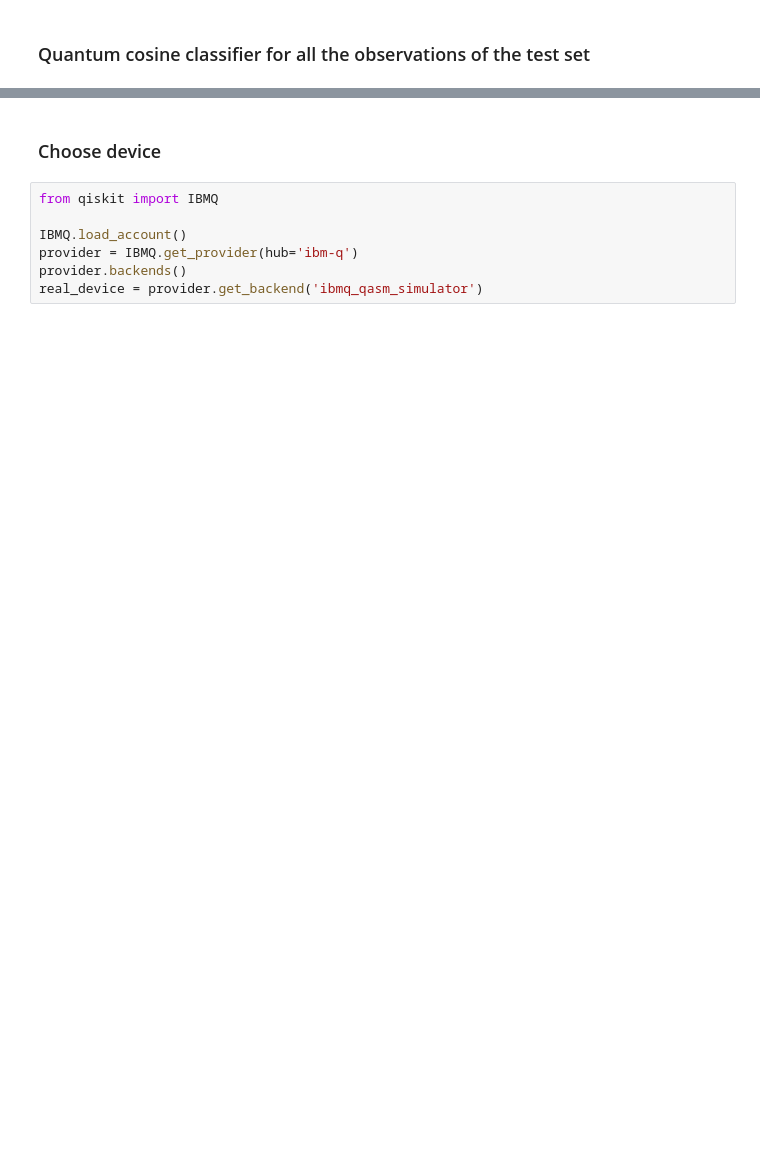
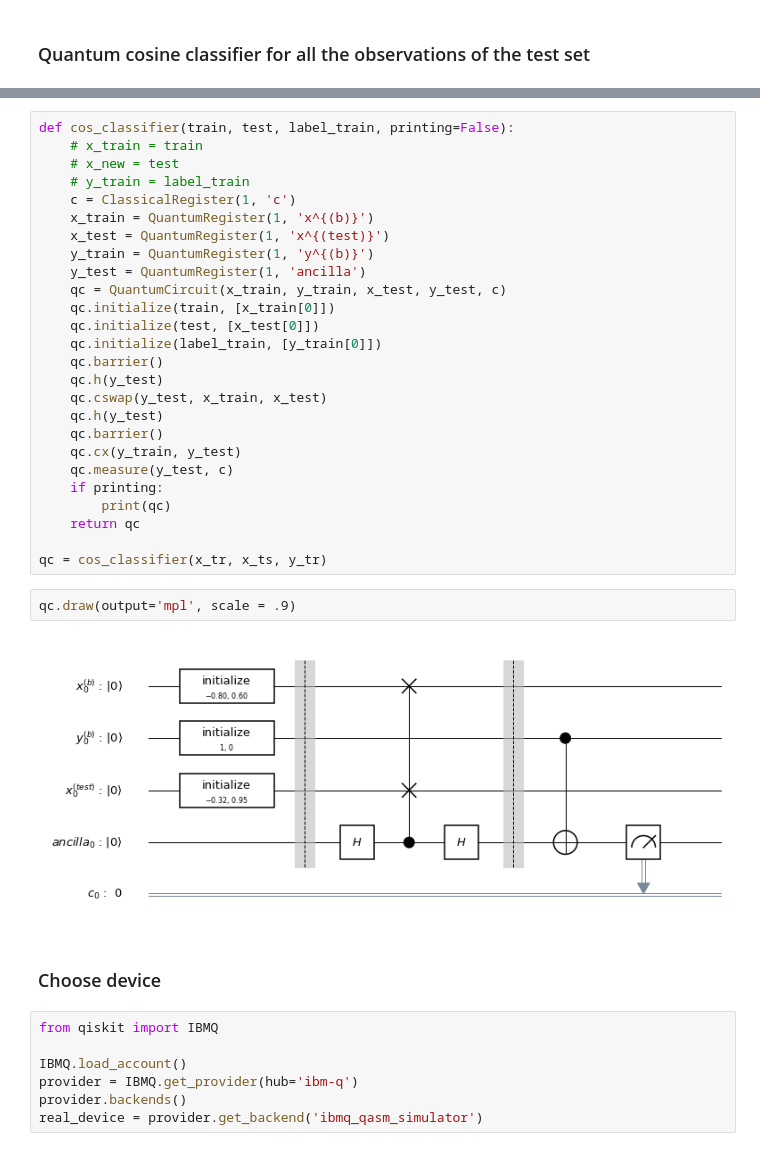
Before and after one commit to amacaluso/Quantum-Ensemble-for-Classification, a Jupyter notebook: notebooks/ensemble_vs_single.ipynb, the cells around one changed output, grey strips where cells are left out. Drawn from its saved outputs; the diff is of its cells as text; blank space fills up the shorter version.

```diff
--- a/notebooks/ensemble_vs_single.ipynb
+++ b/notebooks/ensemble_vs_single.ipynb
@@ -141,3 +107,33 @@ print(qc)
+# %%
+def cos_classifier(train, test, label_train, printing=False):
+    # x_train = train
+    # x_new = test
+    # y_train = label_train
+    c = ClassicalRegister(1, 'c')
+    x_train = QuantumRegister(1, 'x^{(b)}')
+    x_test = QuantumRegister(1, 'x^{(test)}')
+    y_train = QuantumRegister(1, 'y^{(b)}')
+    y_test = QuantumRegister(1, 'ancilla')
+    qc = QuantumCircuit(x_train, y_train, x_test, y_test, c)
+    qc.initialize(train, [x_train[0]])
+    qc.initialize(test, [x_test[0]])
+    qc.initialize(label_train, [y_train[0]])
+    qc.barrier()
+    qc.h(y_test)
+    qc.cswap(y_test, x_train, x_test)
+    qc.h(y_test)
+    qc.barrier()
+    qc.cx(y_train, y_test)
+    qc.measure(y_test, c)
+    if printing:
+        print(qc)
+    return qc
+
+qc = cos_classifier(x_tr, x_ts, y_tr)
+# %%
+qc.draw(output='mpl', scale = .9)
+# %% [output]
+[figure, added]
 # %% [markdown]
 ### Choose device
 # %%
```
Also changed, not shown: parts of 6 cells of this notebook, 6 other files.
